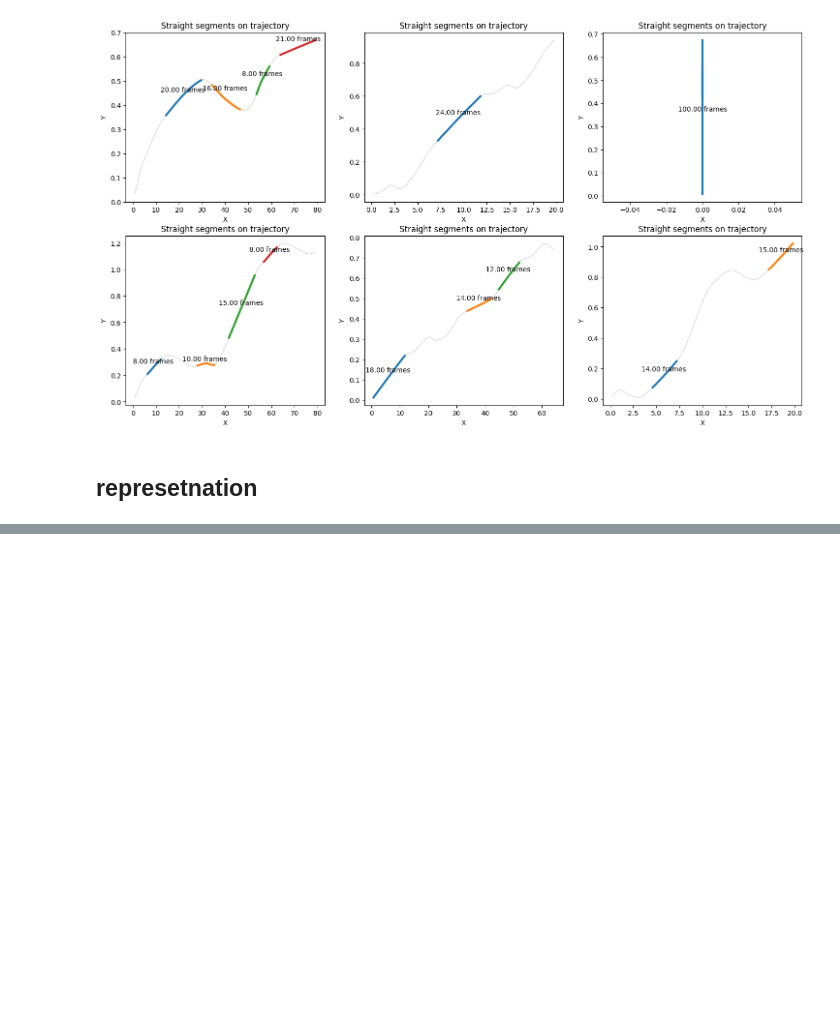
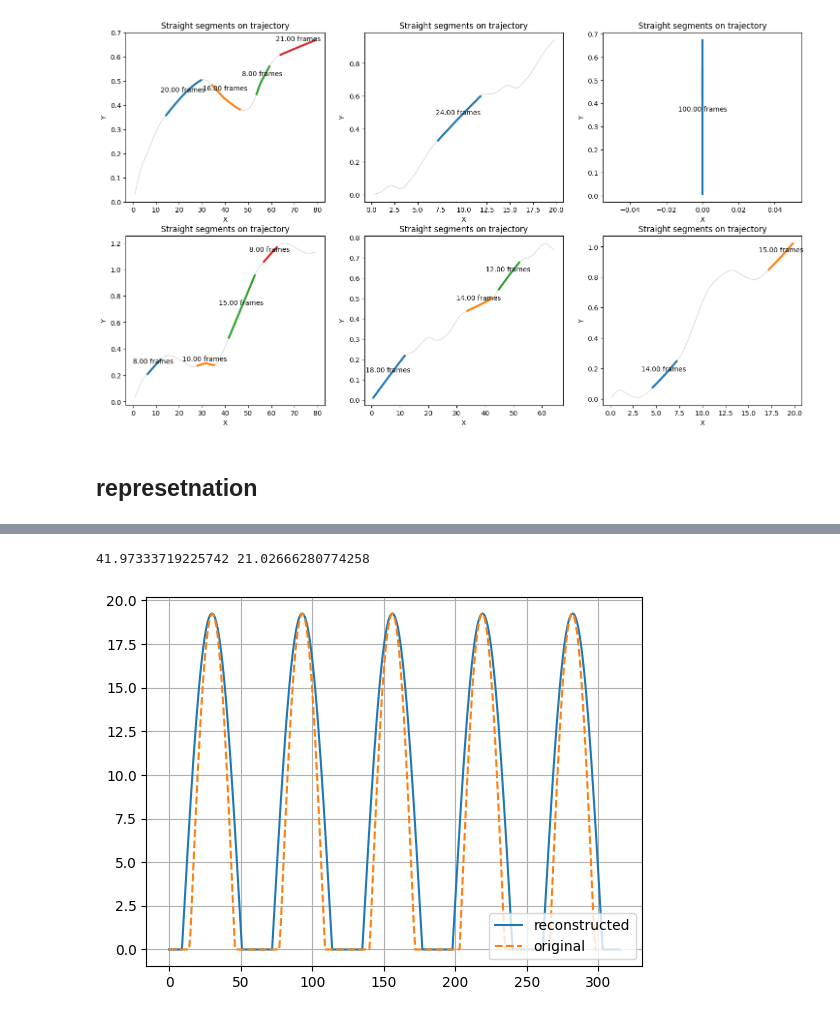
Before and after one commit to shepai/Quadruped, a Jupyter notebook: Code/UBERMODEL/models/view.ipynb, the cells around one changed output, grey strips where cells are left out. Cells and saved outputs as stored; diff of their text form; code cells hidden in the pictures; blank space fills up the shorter version.

```diff
--- a/Code/UBERMODEL/models/view.ipynb
+++ b/Code/UBERMODEL/models/view.ipynb
@@ -517,0 +487,74 @@ plt.show()
+# %%
+from scipy.signal import find_peaks
+def segment(val): #segment the values of the base or width based on differences
+    d=np.diff(val)
+    segments=[]
+    start = val[0]
+    for i in range(1, len(val)):
+        if d[i-1] != 1:
+            # end of a segment
+            segments.append((start, val[i-1]))
+            start = val[i]
+    segments.append((start, val[-1]))
+    gaps = []
+    for i in range(1, len(segments)):
+        prev_end = segments[i-1][1]
+        next_start = segments[i][0]
+        gaps.append(next_start - prev_end)
+    max_gap = max(gaps)
+    return max_gap
+def breakdown(sample): #break down the wave characteristics
+    a=np.min(sample)
+    b=np.max(sample)
+    med=np.median(sample)
+    di = 1 if abs(abs(med)-abs(a)) < abs(abs(med)-abs(b)) else -1 #if the median is closer to one it is the base
+    h = abs(abs(a)-abs(b))
+    if di==1: #gather where there are peaks
+        base=np.where(sample>a)[0] #gather all values that are in the peak
+        wid=np.where(sample<=a)[0] #gather all values that are in the base
+    else: #if the wave goes down and not up
+        base=np.where(sample<b)[0] #gather all values that are in the peak
+        wid=np.where(sample>=b)[0] #gather all values that are in the base
+    level=sample[wid[0]]
+    peaks, props = find_peaks(sample, width=True)
+    widths = props["widths"]     # width (right-left)
+    wid=np.average(widths)
+    dist=np.average(np.diff(peaks))
+    gap=dist-wid
+    #gap=segment(base)
+    #wid=segment(wid)
+    return h*di,gap,wid,level,peaks[0]
+def reform(height, gap, width, level, start, repeat=1):
+    #rising/peak part sampled at integer indices
+    x1 = np.arange(start,start+gap)
+    y1 = height * np.sin((np.pi / gap) * (x1 - start))
+    x2 = np.arange(start+gap, start+gap+width)#flat base part
+    y2 = np.ones_like(x2) * level
+    x = np.concatenate((x1, x2))#one full cycle
+    y = np.concatenate((y1, y2))
+    cycles = []#repeat cycles exactly
+    ys = []
+    for i in range(repeat):
+        offset = i * (gap + width)
+        cycles.append(x + offset)
+        ys.append(y)
+    x = np.concatenate(cycles)
+    y = np.concatenate(ys)
+    # shift so first peak is at index "start"
+    peaks, _ = find_peaks(y)
+    shift = peaks[0] - start
+    x-=start
+    y = np.roll(y, -shift)
+    return x, y
+
+h,gap,wid,level,start=breakdown(sample)
+print(gap,wid)
+x,y=reform(h,gap,wid,level,start,repeat=5)
+plt.plot(x,y,label="reconstructed")
+plt.plot(np.arange(0,len(sample)),sample,"--",label="original")
+plt.grid()
+plt.legend(loc="lower right")
+plt.show()
+# %% [output]
+41.97333719225742 21.02666280774258
+[figure, added]
```
Also changed, not shown: parts of 2 cells of this notebook.
